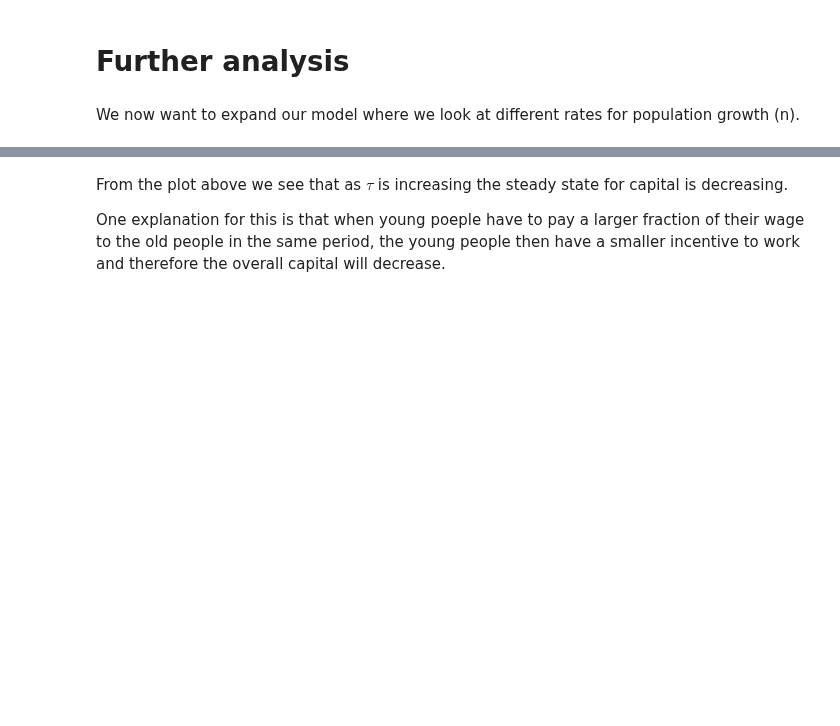
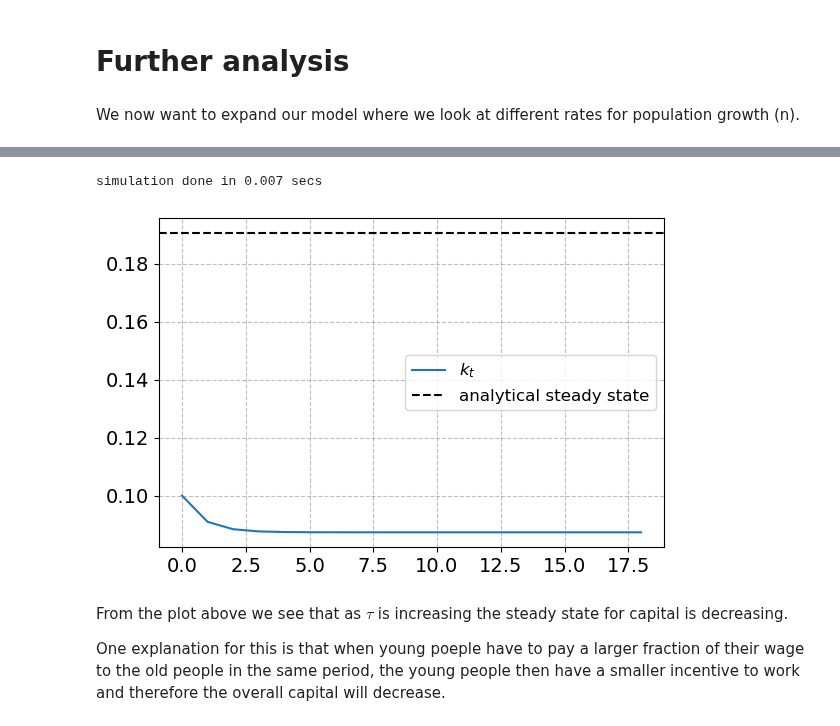
Before and after one commit to NumEconCopenhagen/projects-2023-julie-ida-ida, a Jupyter notebook: modelproject/modelproject.ipynb, the cells around one changed output, grey strips where cells are left out. Cells and saved outputs as stored; diff of their text form; code cells hidden in the pictures; blank space fills up the shorter version.

```diff
--- a/modelproject/modelproject.ipynb
+++ b/modelproject/modelproject.ipynb
@@ -277,3 +311,22 @@ plot_tau()
+# %%
+# OBS!! Enten skal denne slettes eller koden nedenunder, der også forsøger at lave et plot!
+
+# Calling our simulation and storing new variables for n = 0.10
+model.simulate()
+k_orig1=sim.k.copy()
+ss_func_orig1 = ss_func(0.03, 1.00, 0.30, 0.10, 0.00)
+
+# a. Plotting
+fig1 = plt.figure(figsize=(6,6/1.5))
+ax1 = fig1.add_subplot(1,1,1)
+ax1.plot(k_orig1,label=r'$k_{t}$')
+ax1.axhline(ss_func_orig1,ls='--',color='black',label='analytical steady state')
+ax1.legend(frameon=True,fontsize=12)
+fig1.tight_layout()
+k_orirg1_old = k_orig1.copy()
+# %% [output]
+simulation done in 0.007 secs
+[figure, added]
 # %% [markdown]
 From the plot above we see that as $\tau$ is increasing the steady state for capital is decreasing.
 
```
Also changed, not shown: parts of 20 cells of this notebook, 3 other files.
